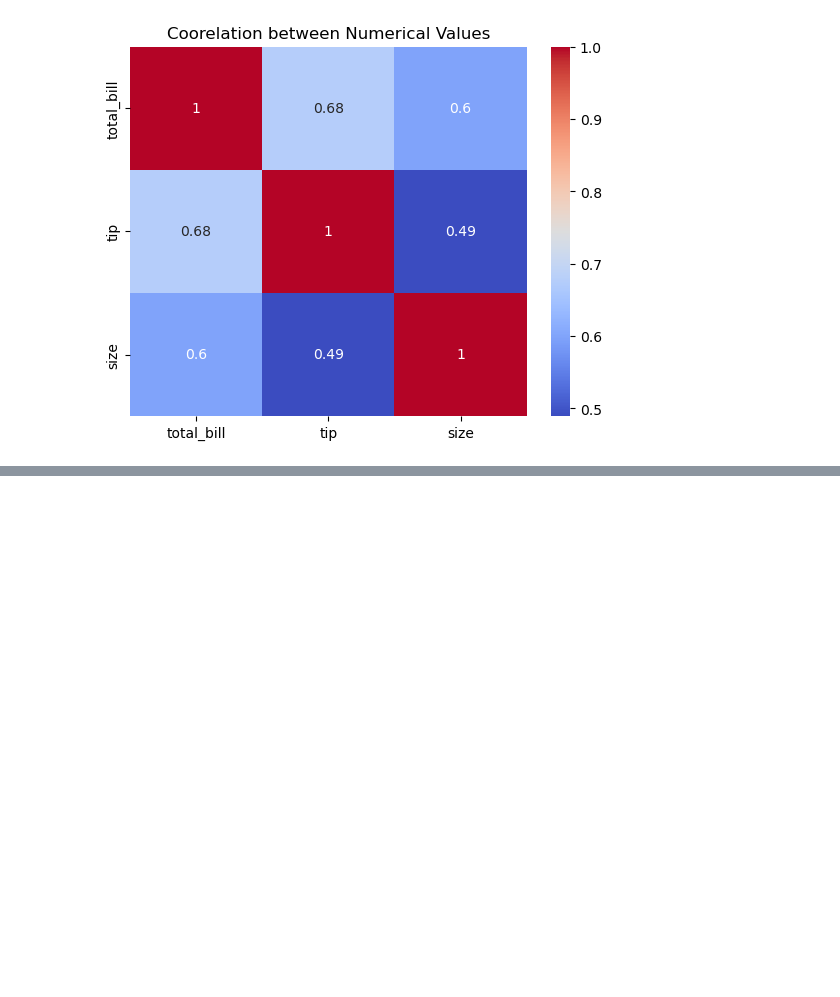
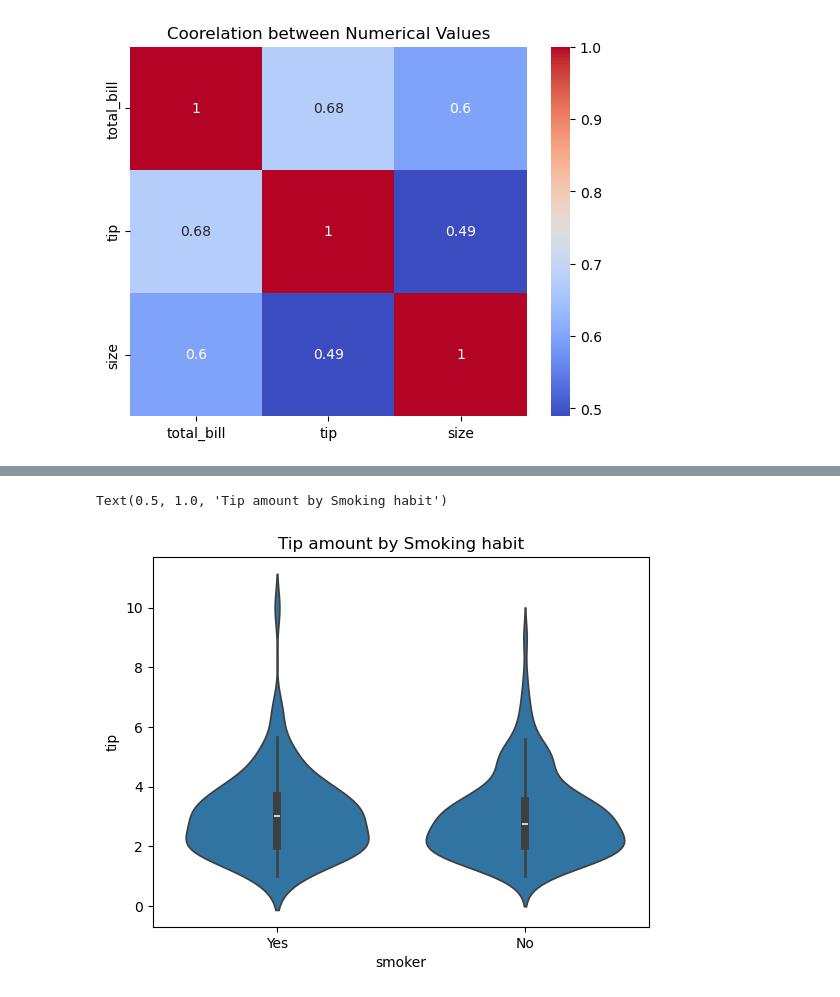
Before and after one commit to raunaktu/DataScience, a Jupyter notebook: Whole_EDA.ipynb, the cells around one changed output, grey strips where cells are left out. Drawn from its saved outputs; the diff is of its cells as text; code cells hidden in the pictures; blank space fills up the shorter version.

```diff
--- a/Whole_EDA.ipynb
+++ b/Whole_EDA.ipynb
@@ -279,0 +306,6 @@ Text(0.5, 1.0, 'Coorelation between Numerical Values')
+# %%
+sns.violinplot(x='smoker',y='tip',data=tips)
+plt.title('Tip amount by Smoking habit')
+# %% [output]
+Text(0.5, 1.0, 'Tip amount by Smoking habit')
+[figure, added]
```
Also changed, not shown: parts of 38 cells of this notebook.
